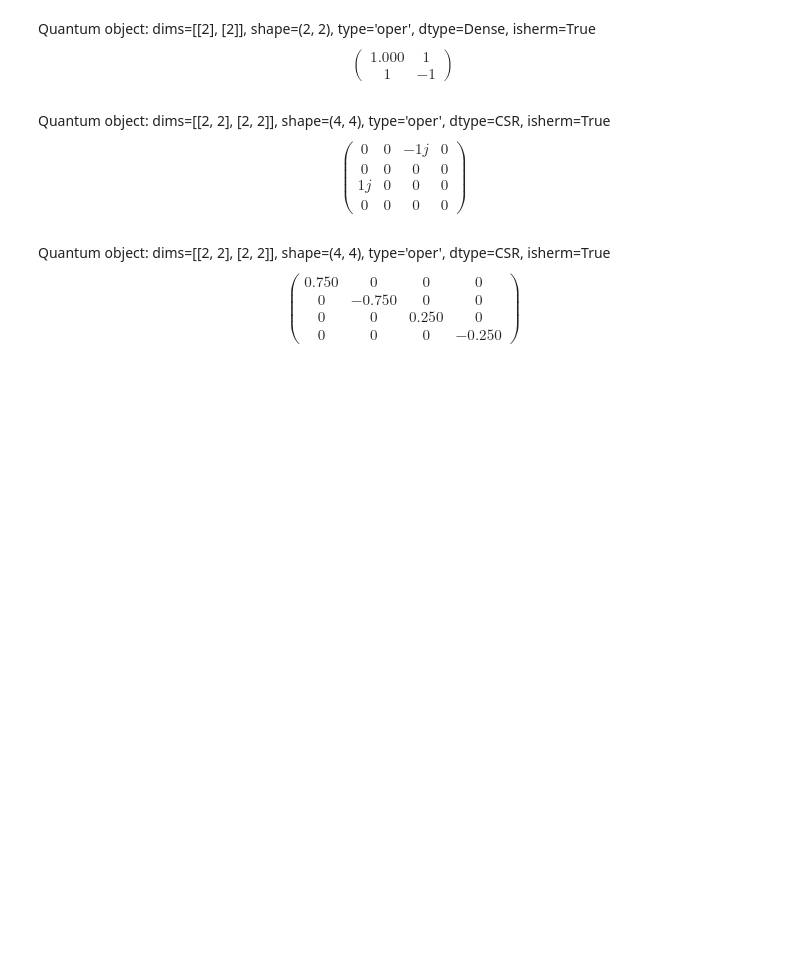
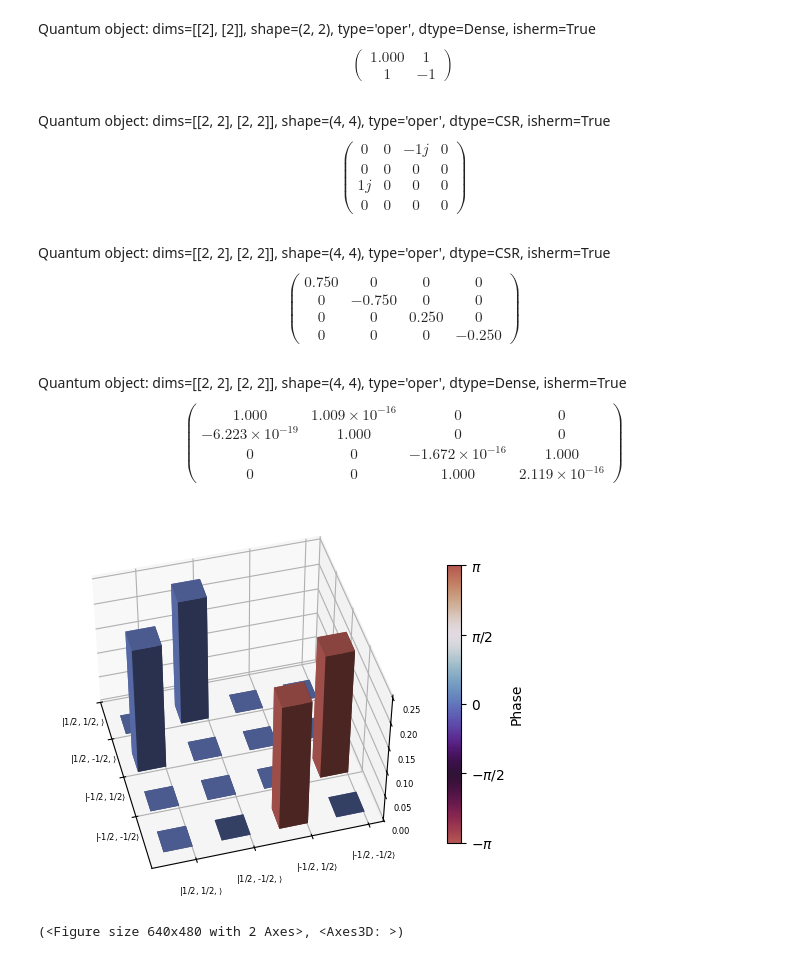
Before and after one commit to donnydavino1/Quantum_Brain, a Jupyter notebook: 2_Spin_Density_Theory/theory_clean.ipynb, the cells around one changed output. Drawn from its saved outputs; the diff is of its cells as text; code cells hidden in the pictures; blank space fills up the shorter version.

```diff
--- a/2_Spin_Density_Theory/theory_clean.ipynb
+++ b/2_Spin_Density_Theory/theory_clean.ipynb
@@ -228,3 +228,11 @@ Quantum object: dims=[[2, 2], [2, 2]], shape=(4, 4), type='oper', dtype=CSR, ish
 op.IzSz+op.Sz
 # %% [output]
 Quantum object: dims=[[2, 2], [2, 2]], shape=(4, 4), type='oper', dtype=CSR, isherm=True$$\left(\begin{array}{cc}0.750 & 0 & 0 & 0\\0 & -0.750 & 0 & 0\\0 & 0 & 0.250 & 0\\0 & 0 & 0 & -0.250\end{array}\right)$$
+# %%
+cnot_correct = op.Rz_I(pi/2) * op.Rz_S(-pi/2) * cnot_pseudo
+display(cnot_correct)
+psplt.plot_complex_density_matrix(op.IzSx)
+# %% [output]
+Quantum object: dims=[[2, 2], [2, 2]], shape=(4, 4), type='oper', dtype=Dense, isherm=True$$\left(\begin{array}{cc}1.000 & 1.009\times10^{ -16 } & 0 & 0\\-6.223\times10^{ -19 } & 1.000 & 0 & 0\\0 & 0 & -1.672\times10^{ -16 } & 1.000\\0 & 0 & 1.000 & 2.119\times10^{ -16 }\end{array}\right)$$
+[figure, added]
+(<Figure size 640x480 with 2 Axes>, <Axes3D: >)
```
Also changed, not shown: parts of 1 cell of this notebook, 40 other files.
